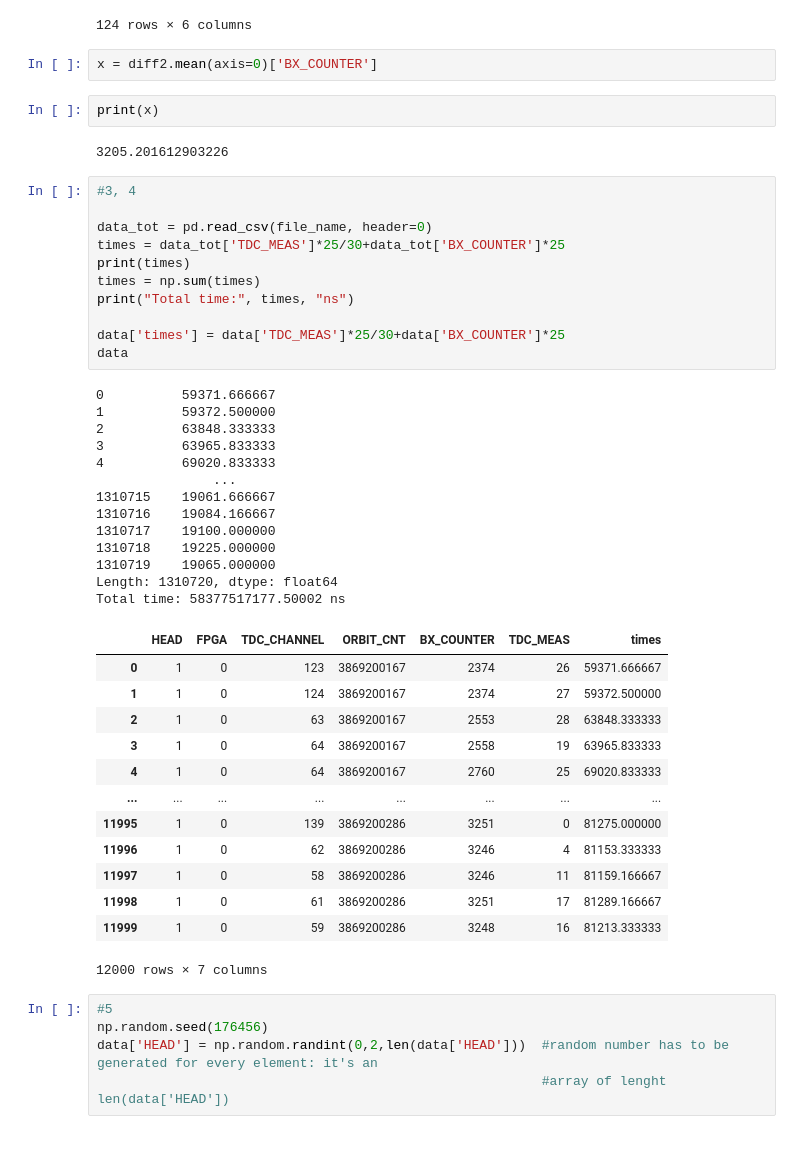
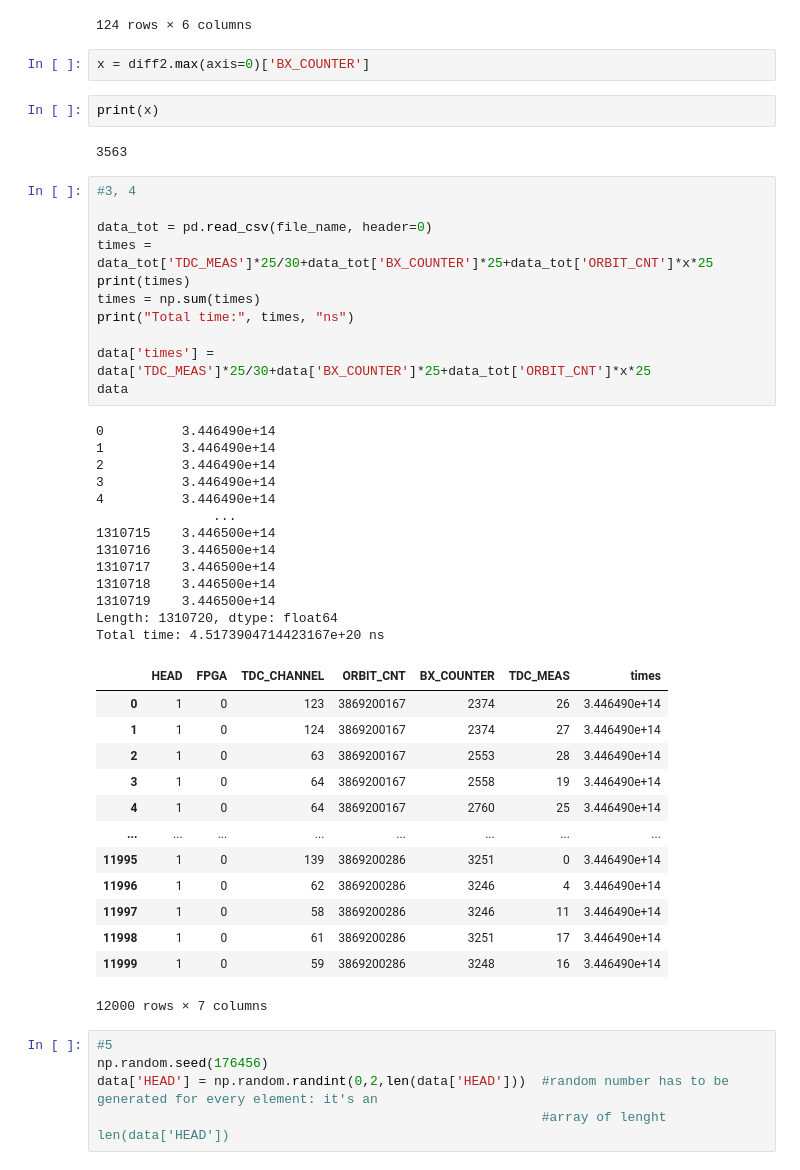
Before and after one commit to Sara-Munafo/LaboratoryOfComputationalPhysics_Y5, a Jupyter notebook: 06_Pandas_exercises.ipynb, the cells around one changed output. Cells and saved outputs as stored; diff of their text form.

```diff
--- a/06_Pandas_exercises.ipynb
+++ b/06_Pandas_exercises.ipynb
@@ -97,48 +97,48 @@ diff2
 | 11876 | 1 | 0 | 36 | 3869200285 | 3531 | 15 |
 124 rows × 6 columns
 # %%
-x = diff2.mean(axis=0)['BX_COUNTER']
+x = diff2.max(axis=0)['BX_COUNTER']
 # %%
 print(x)
 # %% [output]
-3205.201612903226
+3563
 # %%
 #3, 4
 
 data_tot = pd.read_csv(file_name, header=0)
-times = data_tot['TDC_MEAS']*25/30+data_tot['BX_COUNTER']*25
+times = data_tot['TDC_MEAS']*25/30+data_tot['BX_COUNTER']*25+data_tot['ORBIT_CNT']*x*25
 print(times)
 times = np.sum(times)
 print("Total time:", times, "ns")
 
-data['times'] = data['TDC_MEAS']*25/30+data['BX_COUNTER']*25
+data['times'] = data['TDC_MEAS']*25/30+data['BX_COUNTER']*25+data_tot['ORBIT_CNT']*x*25
 data
 # %% [output]
-0          59371.666667
-1          59372.500000
-2          63848.333333
-3          63965.833333
-4          69020.833333
+0          3.446490e+14
+1          3.446490e+14
+2          3.446490e+14
+3          3.446490e+14
+4          3.446490e+14
                ...
-1310715    19061.666667
-1310716    19084.166667
-1310717    19100.000000
-1310718    19225.000000
-1310719    19065.000000
+1310715    3.446500e+14
+1310716    3.446500e+14
+1310717    3.446500e+14
+1310718    3.446500e+14
+1310719    3.446500e+14
 Length: 1310720, dtype: float64
-Total time: 58377517177.50002 ns
+Total time: 4.5173904714423167e+20 ns
 |  | HEAD | FPGA | TDC_CHANNEL | ORBIT_CNT | BX_COUNTER | TDC_MEAS | times |
-| 0 | 1 | 0 | 123 | 3869200167 | 2374 | 26 | 59371.666667 |
-| 1 | 1 | 0 | 124 | 3869200167 | 2374 | 27 | 59372.500000 |
-| 2 | 1 | 0 | 63 | 3869200167 | 2553 | 28 | 63848.333333 |
-| 3 | 1 | 0 | 64 | 3869200167 | 2558 | 19 | 63965.833333 |
-| 4 | 1 | 0 | 64 | 3869200167 | 2760 | 25 | 69020.833333 |
+| 0 | 1 | 0 | 123 | 3869200167 | 2374 | 26 | 3.446490e+14 |
+| 1 | 1 | 0 | 124 | 3869200167 | 2374 | 27 | 3.446490e+14 |
+| 2 | 1 | 0 | 63 | 3869200167 | 2553 | 28 | 3.446490e+14 |
+| 3 | 1 | 0 | 64 | 3869200167 | 2558 | 19 | 3.446490e+14 |
+| 4 | 1 | 0 | 64 | 3869200167 | 2760 | 25 | 3.446490e+14 |
 | ... | ... | ... | ... | ... | ... | ... | ... |
-| 11995 | 1 | 0 | 139 | 3869200286 | 3251 | 0 | 81275.000000 |
-| 11996 | 1 | 0 | 62 | 3869200286 | 3246 | 4 | 81153.333333 |
-| 11997 | 1 | 0 | 58 | 3869200286 | 3246 | 11 | 81159.166667 |
-| 11998 | 1 | 0 | 61 | 3869200286 | 3251 | 17 | 81289.166667 |
-| 11999 | 1 | 0 | 59 | 3869200286 | 3248 | 16 | 81213.333333 |
+| 11995 | 1 | 0 | 139 | 3869200286 | 3251 | 0 | 3.446490e+14 |
+| 11996 | 1 | 0 | 62 | 3869200286 | 3246 | 4 | 3.446490e+14 |
+| 11997 | 1 | 0 | 58 | 3869200286 | 3246 | 11 | 3.446490e+14 |
+| 11998 | 1 | 0 | 61 | 3869200286 | 3251 | 17 | 3.446490e+14 |
+| 11999 | 1 | 0 | 59 | 3869200286 | 3248 | 16 | 3.446490e+14 |
 12000 rows × 7 columns
 # %%
 #5
```
Also changed, not shown: parts of 3 cells of this notebook, 1 other file.
